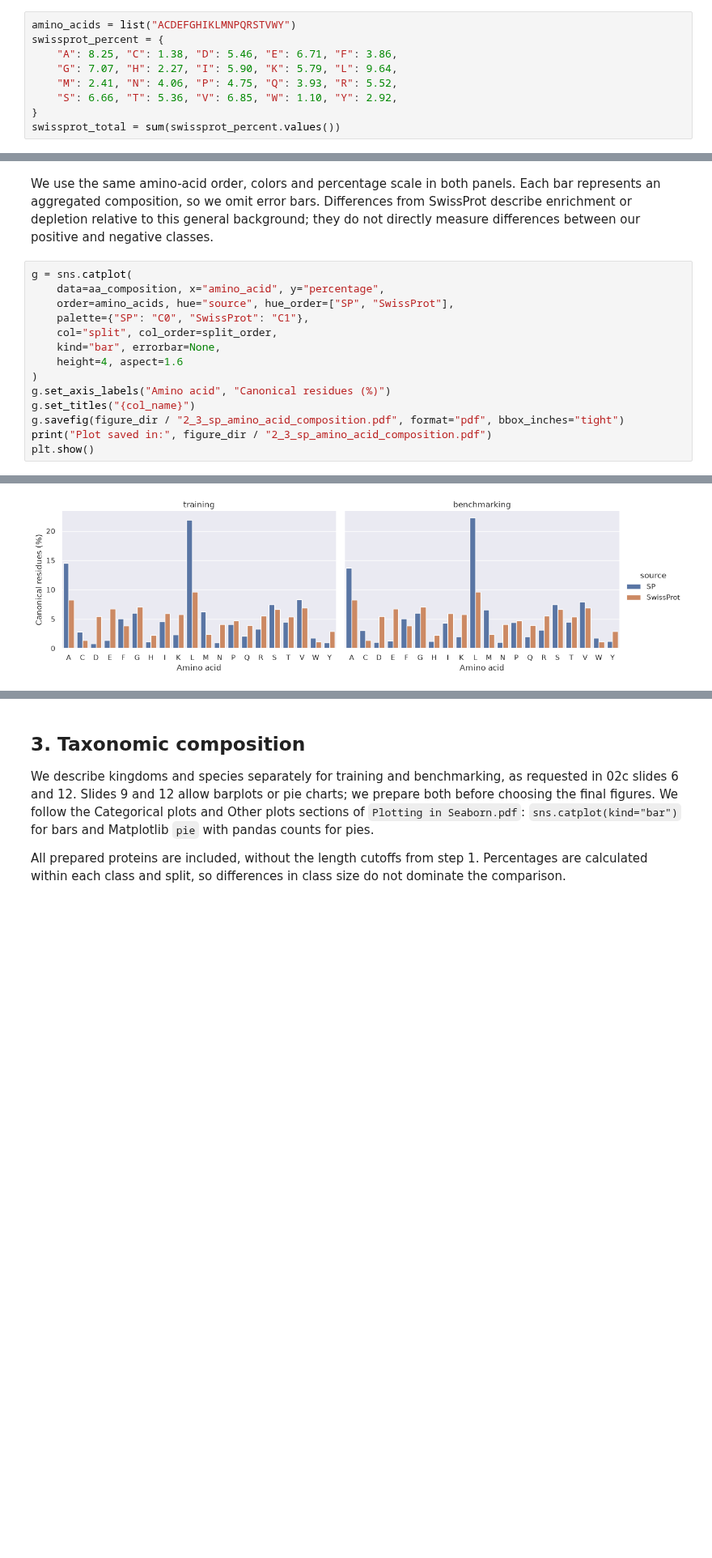
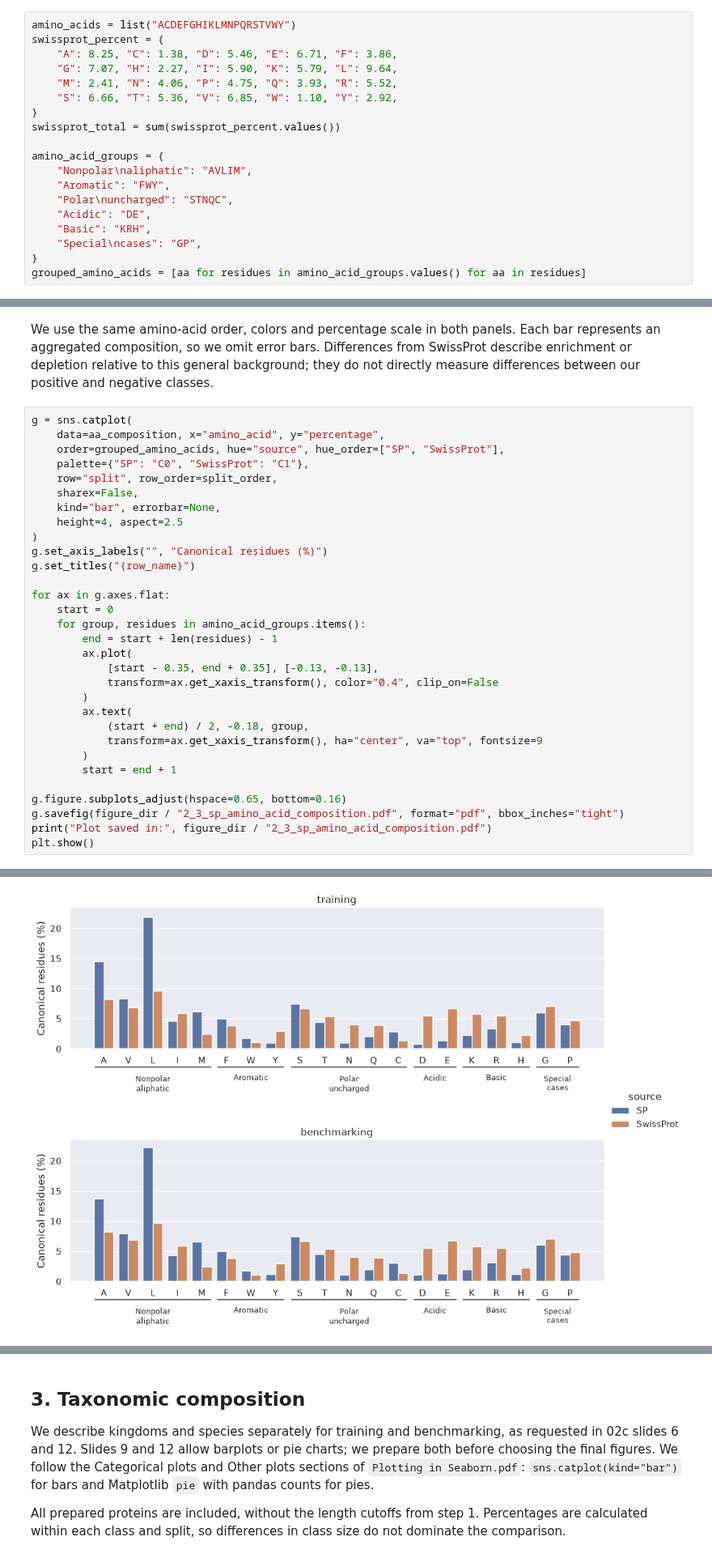
Before and after one commit to bioinformatikk/LB2_project_Group_10, a Jupyter notebook: notebooks/02c_data_analysis.ipynb, the cells around one changed output, grey strips where cells are left out. Shown at 81% size. Cells and saved outputs as stored; diff of their text form; blank space fills up the shorter version.

```diff
--- a/notebooks/02c_data_analysis.ipynb
+++ b/notebooks/02c_data_analysis.ipynb
@@ -358,6 +359,16 @@ swissprot_percent = {
     "S": 6.66, "T": 5.36, "V": 6.85, "W": 1.10, "Y": 2.92,
 }
 swissprot_total = sum(swissprot_percent.values())
+
+amino_acid_groups = {
+    "Nonpolar\naliphatic": "AVLIM",
+    "Aromatic": "FWY",
+    "Polar\nuncharged": "STNQC",
+    "Acidic": "DE",
+    "Basic": "KRH",
+    "Special\ncases": "GP",
+}
+grouped_amino_acids = [aa for residues in amino_acid_groups.values() for aa in residues]
 # %% [markdown]
 ### 2.3 Count residues and compare compositions
 
@@ -404,20 +428,37 @@ We use the same amino-acid order, colors and percentage scale in both panels. Ea
 # %%
 g = sns.catplot(
     data=aa_composition, x="amino_acid", y="percentage",
-    order=amino_acids, hue="source", hue_order=["SP", "SwissProt"],
+    order=grouped_amino_acids, hue="source", hue_order=["SP", "SwissProt"],
     palette={"SP": "C0", "SwissProt": "C1"},
-    col="split", col_order=split_order,
+    row="split", row_order=split_order,
+    sharex=False,
     kind="bar", errorbar=None,
-    height=4, aspect=1.6
+    height=4, aspect=2.5
 )
-g.set_axis_labels("Amino acid", "Canonical residues (%)")
-g.set_titles("{col_name}")
+g.set_axis_labels("", "Canonical residues (%)")
+g.set_titles("{row_name}")
+
+for ax in g.axes.flat:
+    start = 0
+    for group, residues in amino_acid_groups.items():
+        end = start + len(residues) - 1
+        ax.plot(
+            [start - 0.35, end + 0.35], [-0.13, -0.13],
+            transform=ax.get_xaxis_transform(), color="0.4", clip_on=False
+        )
+        ax.text(
+            (start + end) / 2, -0.18, group,
+            transform=ax.get_xaxis_transform(), ha="center", va="top", fontsize=9
+        )
+        start = end + 1
+
+g.figure.subplots_adjust(hspace=0.65, bottom=0.16)
 g.savefig(figure_dir / "2_3_sp_amino_acid_composition.pdf", format="pdf", bbox_inches="tight")
 print("Plot saved in:", figure_dir / "2_3_sp_amino_acid_composition.pdf")
 plt.show()
 # %% [output]
 Plot saved in: ../results/figures/02c/2_3_sp_amino_acid_composition.pdf
-[figure, old version]
+[figure, new version]
 # %% [markdown]
 ### 2.4 Observations
 
```
Also changed, not shown: parts of 13 cells of this notebook, 17 other files.
